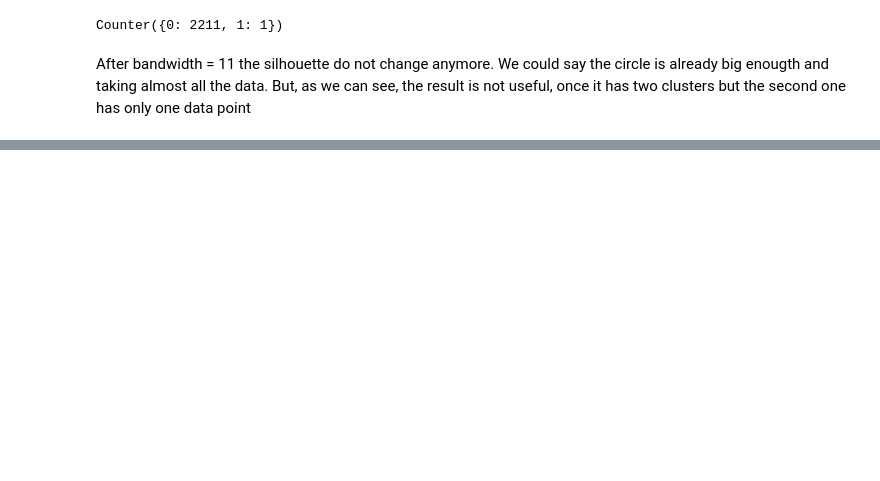
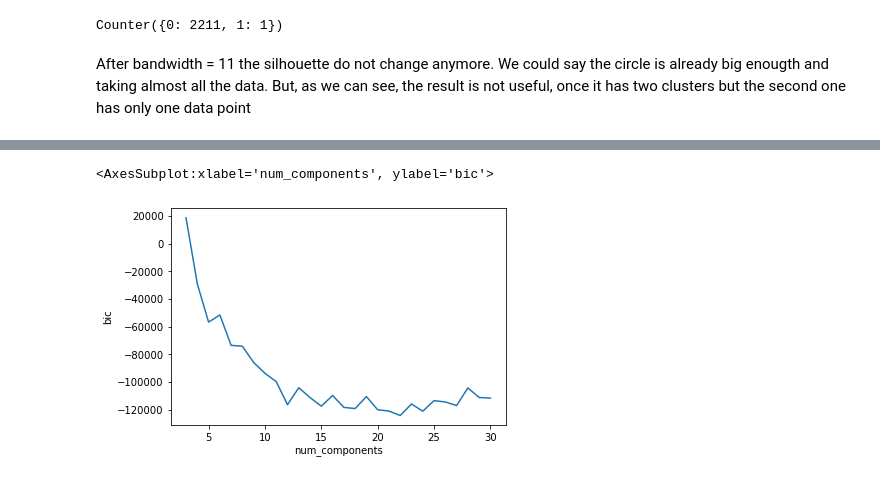
Before and after one commit to ViniciusSimm/customer-clustering, a Jupyter notebook: data_exploring.ipynb, the cells around one changed output, grey strips where cells are left out. Cells and saved outputs as stored; diff of their text form; code cells hidden in the pictures; blank space fills up the shorter version.

```diff
--- a/data_exploring.ipynb
+++ b/data_exploring.ipynb
@@ -353,0 +381,21 @@ But, as we can see, the result is not useful, once it has two clusters but the s
+# %%
+from sklearn.mixture import GaussianMixture
+def train_gaussianmixture(data,n_components,covariance_type,n_init):
+    gaussianmixture = GaussianMixture(n_components=n_components,covariance_type=covariance_type,n_init=n_init)
+    gaussianmixture.fit(data)
+    bic = gaussianmixture.bic(data)
+    aic = gaussianmixture.aic(data)
+    print(bic,aic)
+    print(gaussianmixture.converged_)
+    print(gaussianmixture.n_iter_)
+
+    return bic,aic
+# %%
+list_bic = []
+list_aic = []
+# list_components = [3,4,5,6,7,8,9,10,11,12,13,14,15]
+list_components = [3,4,5,6,7,8,9,10,11,12,13,14,15,16,17,18,19,20,21,22,23,24,25,26,27,28,29,30]
+for n_components in list_components:
+    bic,aic = train_gaussianmixture(data=dataset_scaled,n_components=n_components,covariance_type='full',n_init=5)
+    list_bic.append(bic)
+    list_aic.append(aic)
@@ -353,0 +420,8 @@ But, as we can see, the result is not useful, once it has two clusters but the s
+# %%
+results_for_graphs = pd.DataFrame({'num_components':list_components,'bic':list_bic,'aic':list_aic})
+# %%
+sns.lineplot(x="num_components", y="bic",
+             data=results_for_graphs)
+# %% [output]
+<AxesSubplot:xlabel='num_components', ylabel='bic'>
+[figure, added]
```
Also changed, not shown: parts of 6 cells of this notebook.
